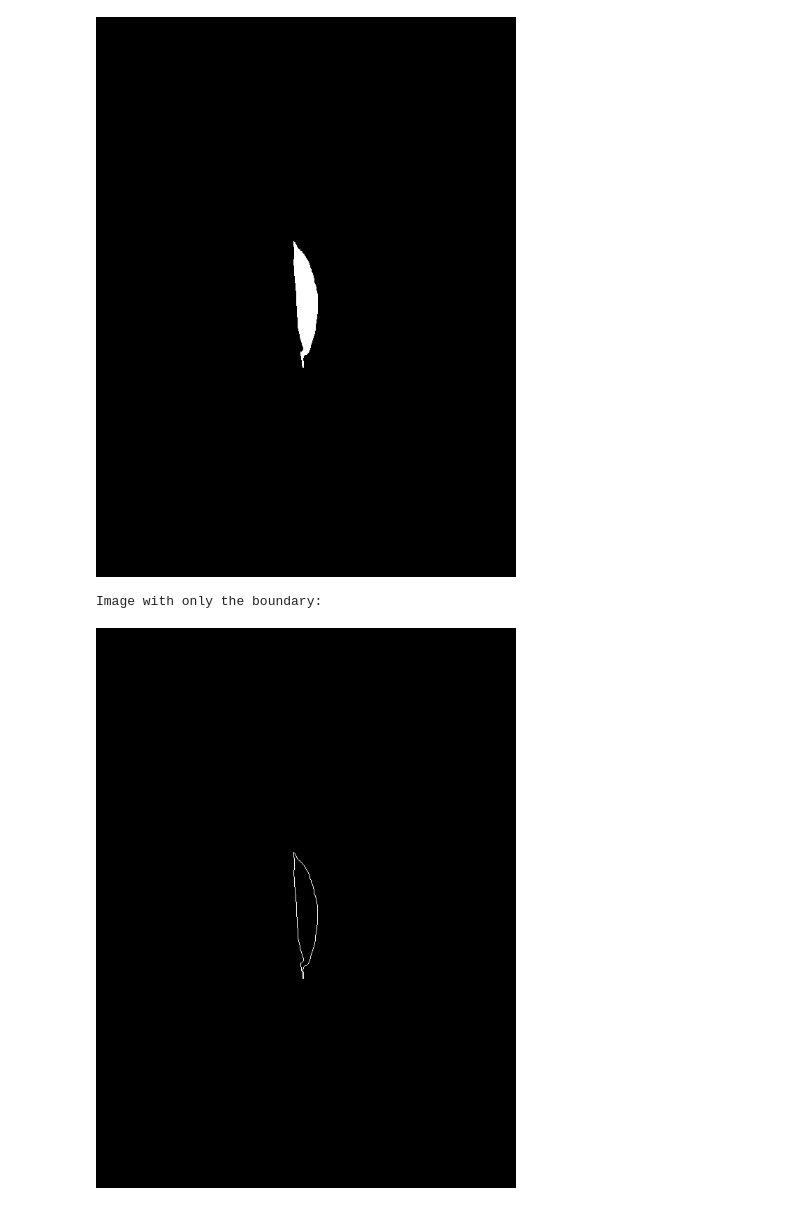
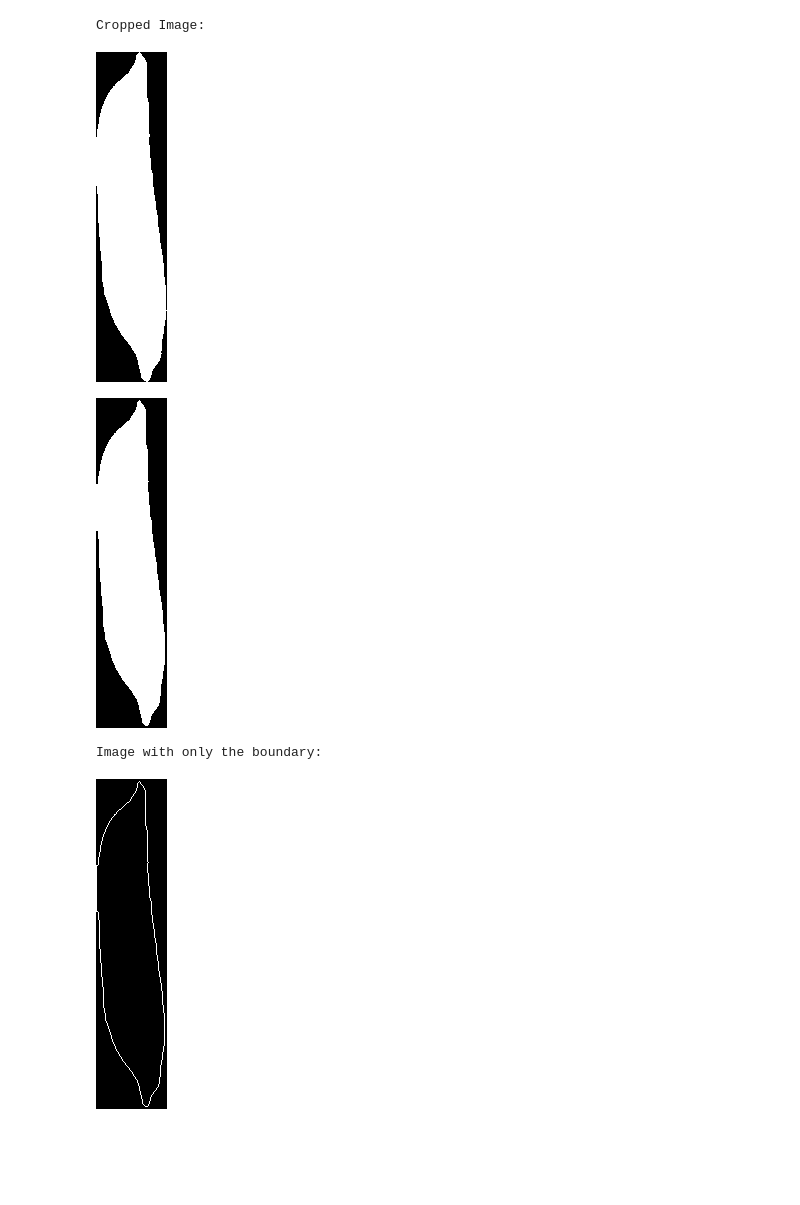
Before and after one commit to AbduzZami/ColabNotebooks, a Jupyter notebook: GAU.ipynb, the cells around one changed output. Cells and saved outputs as stored; diff of their text form; code cells hidden in the pictures; blank space fills up the shorter version.

```diff
--- a/GAU.ipynb
+++ b/GAU.ipynb
@@ -6,7 +6,7 @@ import numpy as np
 from google.colab.patches import cv2_imshow
 
 # Load the image
-img = cv2.imread('/content/20250821_125537.jpg')
+img = cv2.imread('/content/20250821_131741.jpg')
 # %%
 # Define the desired width (adjust as needed)
 desired_width = 600
@@ -68,3 +68,22 @@ Inverted Binary Image:
+# %%
+# Convert result_white to grayscale
+inverted_binary_result_white = cv2.cvtColor(inverted_binary_result_white, cv2.COLOR_BGR2GRAY)
+
+# Find the coordinates of all non-zero pixels in the inverted binary image
+coords = cv2.findNonZero(inverted_binary_result_white)
+
+# Get the bounding box
+x, y, w, h = cv2.boundingRect(coords)
+
+# Crop the image using the bounding box
+cropped_image = inverted_binary_result_white[y:y+h, x:x+w]
+
+# Display the cropped image
+print("Cropped Image:")
+cv2_imshow(cropped_image)
+# %% [output]
+Cropped Image:
+[figure, added]
 # %%
 # # Convert result_white to grayscale
 # gray_result_white = cv2.cvtColor(inverted_binary_result_white, cv2.COLOR_BGR2GRAY)
@@ -102,14 +121,14 @@ Inverted Binary Image:
 # cv2_imshow(binary_img)
 # %%
 # Ensure your image is binary
-binary = np.where(inverted_binary_result_white > 0, 255, 0).astype(np.uint8)
+binary = np.where(cropped_image > 0, 255, 0).astype(np.uint8)
 
 # Define a kernel (3x3 or 5x5 depending on dot size)
 kernel = cv2.getStructuringElement(cv2.MORPH_RECT, (3, 3))
 
 # Apply erosion
 eroded = cv2.erode(binary, kernel, iterations=1)
 
 cv2_imshow(eroded)
 # %% [output]
-[figure, old version]
+[figure, new version]
@@ -119,7 +135,7 @@ eroded_gray = cv2.cvtColor(eroded, cv2.COLOR_BGR2GRAY)
 # %%
-contours, hierarchy = cv2.findContours(eroded_gray, cv2.RETR_EXTERNAL, cv2.CHAIN_APPROX_NONE)
+contours, hierarchy = cv2.findContours(eroded, cv2.RETR_EXTERNAL, cv2.CHAIN_APPROX_NONE)
 
-boundary_img = np.zeros_like(img)
+boundary_img = np.zeros_like(eroded)
 cv2.drawContours(boundary_img, contours, -1, (255, 255, 255), 1)
 
 # Display the image with only the boundary
@@ -127,7 +143,7 @@ print("Image with only the boundary:")
 cv2_imshow(boundary_img)
 # %% [output]
 Image with only the boundary:
-[figure, old version]
+[figure, new version]
 # %%
 import cv2
 import numpy as np
```
Also changed, not shown: parts of 9 cells of this notebook.
